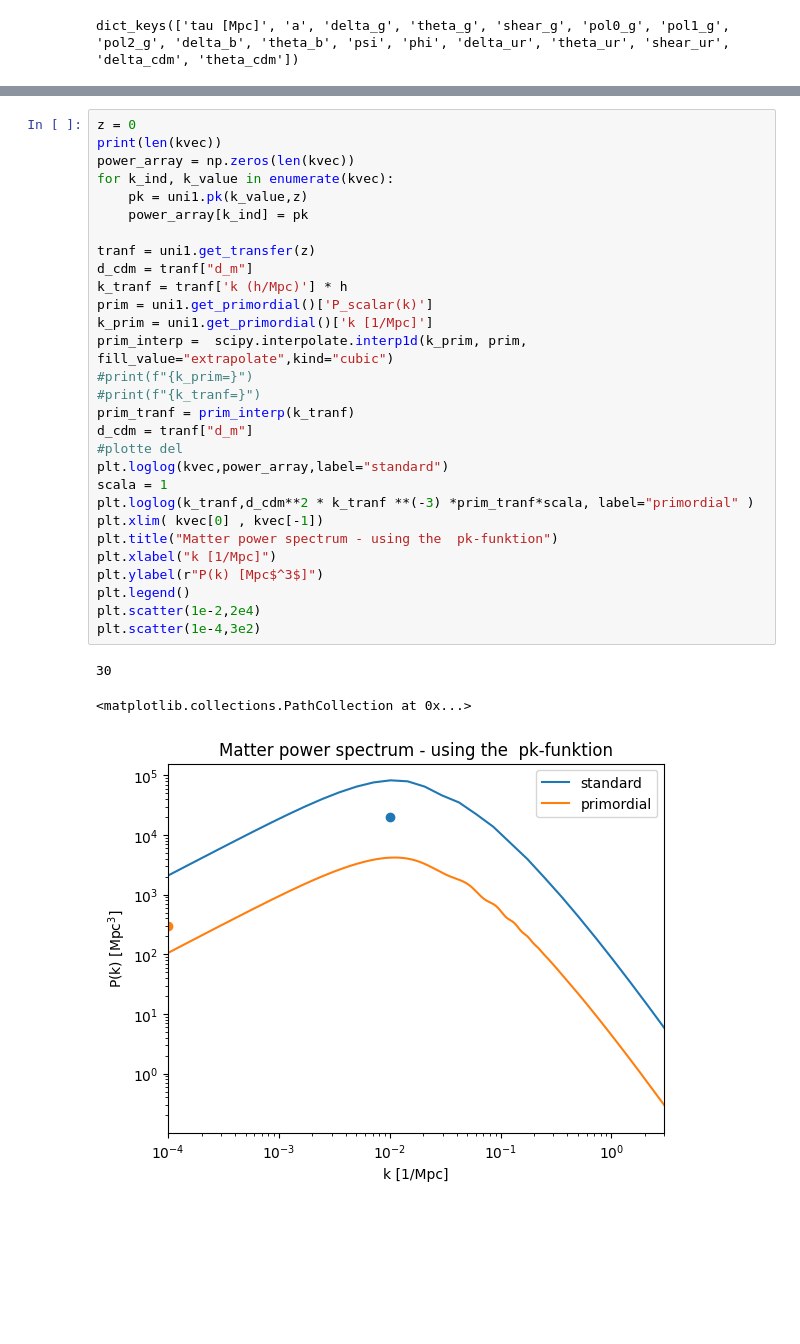
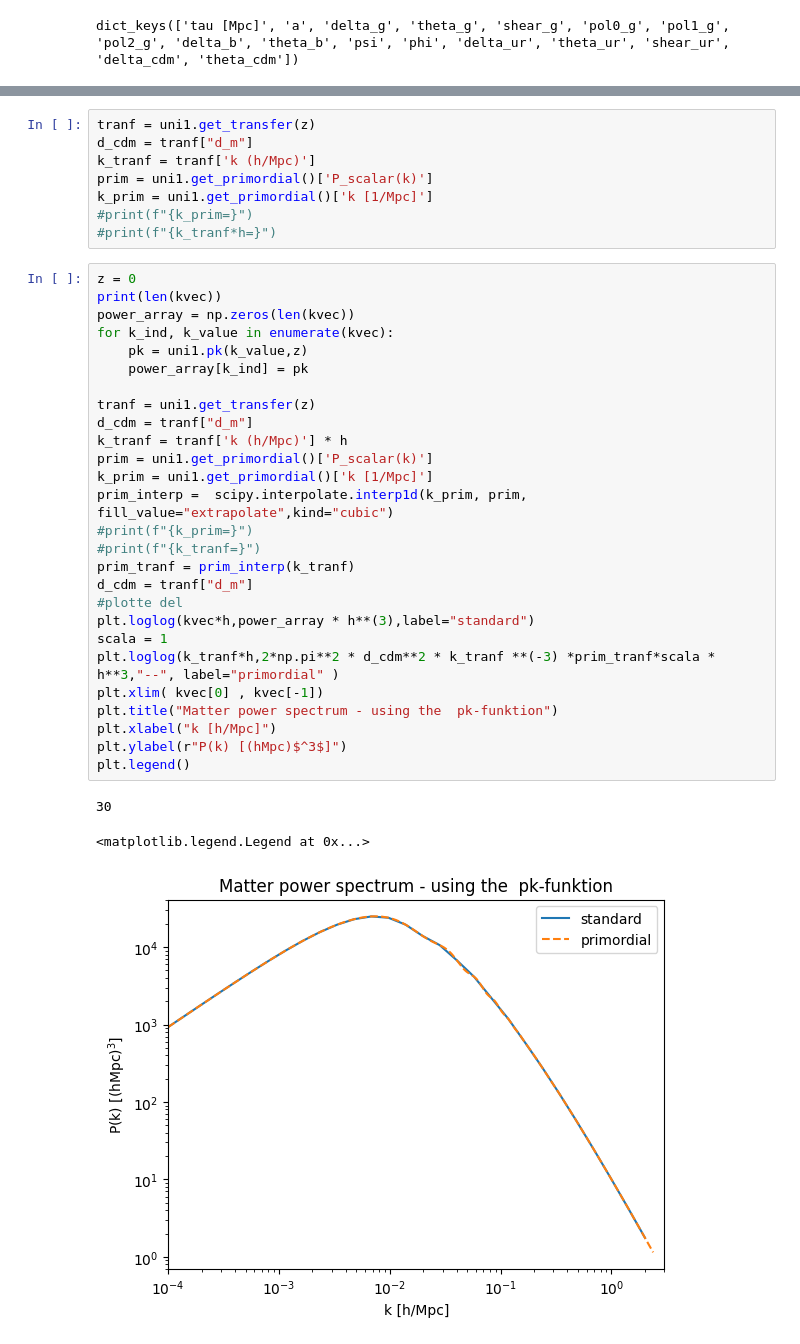
Before and after one commit to eriksteenberg/Power-spectrum-Test, a Jupyter notebook: Hvordan man plotter et power spektrum.ipynb, the cells around one changed output, grey strips where cells are left out. Cells and saved outputs as stored; diff of their text form; blank space fills up the shorter version.

```diff
--- a/Hvordan man plotter et power spektrum.ipynb
+++ b/Hvordan man plotter et power spektrum.ipynb
@@ -50,33 +42,39 @@ k_prim = uni1.get_primordial()['k [1/Mpc]']
+# %%
+tranf = uni1.get_transfer(z)
+d_cdm = tranf["d_m"]
+k_tranf = tranf['k (h/Mpc)']
+prim = uni1.get_primordial()['P_scalar(k)']
+k_prim = uni1.get_primordial()['k [1/Mpc]']
+#print(f"{k_prim=}")
+#print(f"{k_tranf*h=}")
 # %%
 z = 0
 print(len(kvec))
 power_array = np.zeros(len(kvec))
 for k_ind, k_value in enumerate(kvec):
     pk = uni1.pk(k_value,z)
     power_array[k_ind] = pk
 
 tranf = uni1.get_transfer(z)
 d_cdm = tranf["d_m"]
 k_tranf = tranf['k (h/Mpc)'] * h
 prim = uni1.get_primordial()['P_scalar(k)']
 k_prim = uni1.get_primordial()['k [1/Mpc]']
 prim_interp =  scipy.interpolate.interp1d(k_prim, prim, fill_value="extrapolate",kind="cubic")
 #print(f"{k_prim=}")
 #print(f"{k_tranf=}")
 prim_tranf = prim_interp(k_tranf)
 d_cdm = tranf["d_m"]
 #plotte del
-plt.loglog(kvec,power_array,label="standard")
+plt.loglog(kvec*h,power_array * h**(3),label="standard")
 scala = 1
-plt.loglog(k_tranf,d_cdm**2 * k_tranf **(-3) *prim_tranf*scala, label="primordial" )
+plt.loglog(k_tranf*h,2*np.pi**2 * d_cdm**2 * k_tranf **(-3) *prim_tranf*scala * h**3,"--", label="primordial" )
 plt.xlim( kvec[0] , kvec[-1])
 plt.title("Matter power spectrum - using the  pk-funktion")
-plt.xlabel("k [1/Mpc]")
-plt.ylabel(r"P(k) [Mpc$^3$]")
+plt.xlabel("k [h/Mpc]")
+plt.ylabel(r"P(k) [(hMpc)$^3$]")
 plt.legend()
-plt.scatter(1e-2,2e4)
-plt.scatter(1e-4,3e2)
 # %% [output]
 30
-<matplotlib.collections.PathCollection at 0x...>
+<matplotlib.legend.Legend at 0x...>
-[figure, old version]
+[figure, new version]
```
Also changed, not shown: parts of 3 cells of this notebook, 5 other files.
